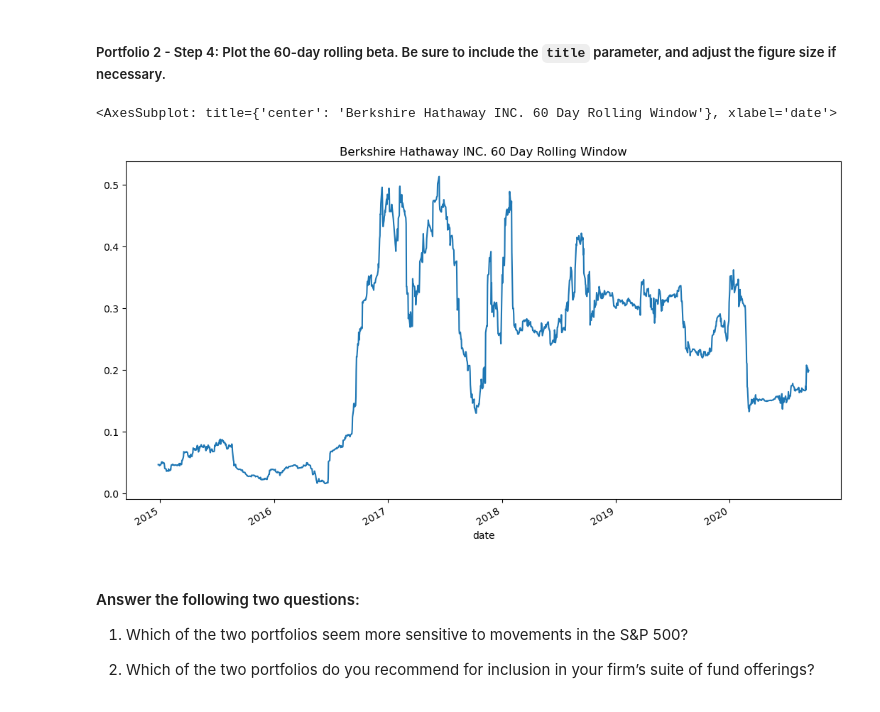
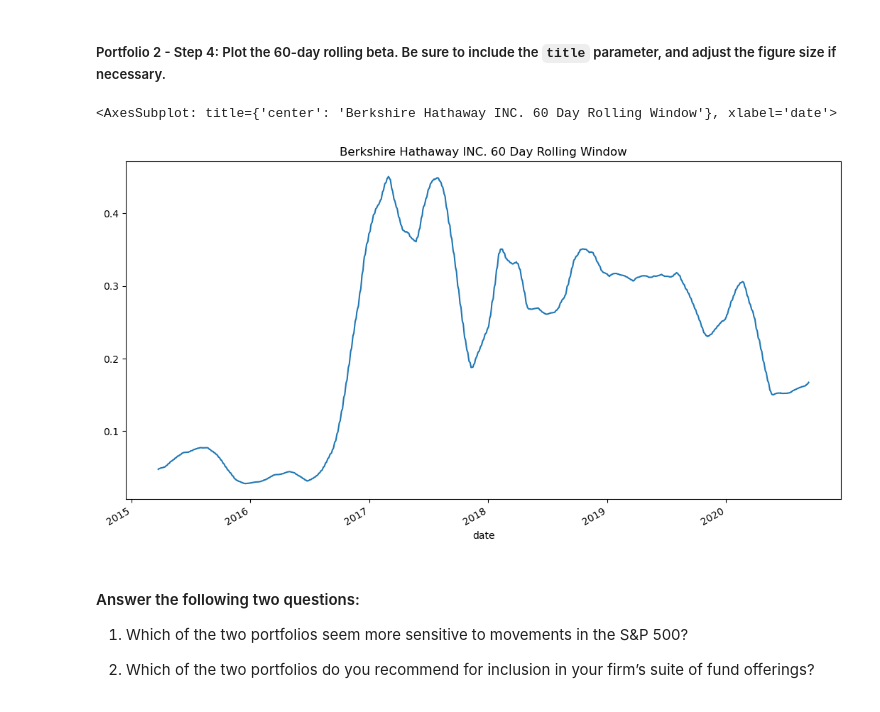
Before and after one commit to reiccv/Module_4_Challenge, a Jupyter notebook: risk_return_analysis.ipynb, the cells around one changed output. Drawn from its saved outputs; the diff is of its cells as text; code cells hidden in the pictures.

```diff
--- a/risk_return_analysis.ipynb
+++ b/risk_return_analysis.ipynb
@@ -453,6 +465,6 @@ dtype: float64
 ##### Portfolio 2 - Step 3: Use the Pandas `mean` function to calculate the average value of the 60-day rolling beta of the portfolio.
 # %%
 # Calculate the average of the 60-day rolling beta
-berkshire_beta_average = berkshire_beta.mean()
+berkshire_beta_average = berkshire_beta.rolling(60).mean().dropna()
 berkshire_beta_average
 # %% [output]
@@ -462,10 +486,10 @@ berkshire_beta_average
 # %%
 # Plot the rolling beta
 # Include a title parameter and adjust the figure size
-berkshire_beta.plot(title="Berkshire Hathaway INC. 60 Day Rolling Window", figsize=(13,7))
+berkshire_beta_average.plot(title="Berkshire Hathaway INC. 60 Day Rolling Window", figsize=(13,7))
 # %% [output]
 <AxesSubplot: title={'center': 'Berkshire Hathaway INC. 60 Day Rolling Window'}, xlabel='date'>
-[figure, old version]
+[figure, new version]
 # %% [markdown]
 #### Answer the following two questions:
 
```
Also changed, not shown: parts of 3 cells of this notebook, 1 other file.
